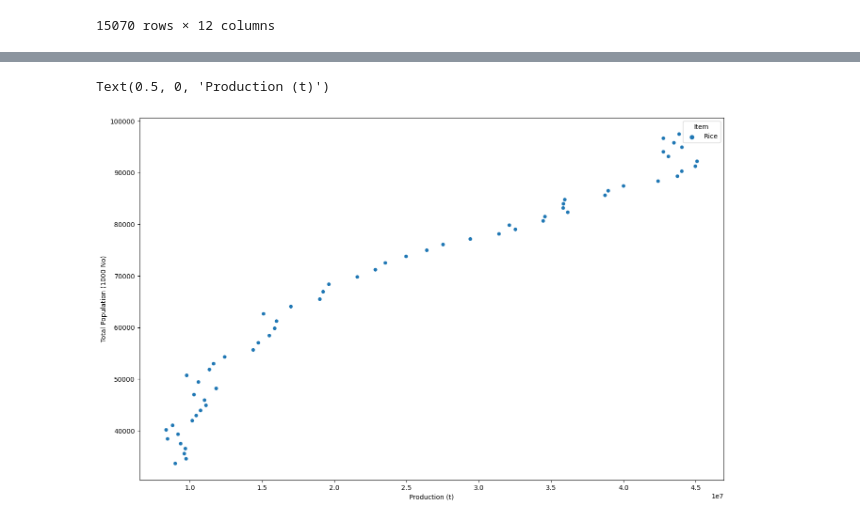
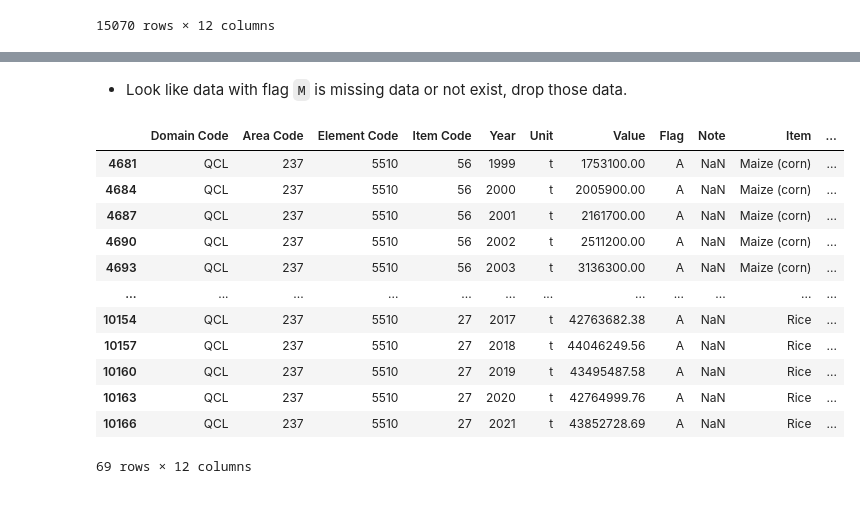
Before and after one commit to DunQua/-Intro2DS-Final-Seminar, a Jupyter notebook: source_code/03_visualize_data.ipynb, the cells around one changed output, grey strips where cells are left out. Saved outputs shown, nothing was run; the diff lists cells and outputs as text; code cells hidden in the pictures.

```diff
--- a/source_code/03_visualize_data.ipynb
+++ b/source_code/03_visualize_data.ipynb
@@ -208,9 +85,2 @@ cereal_df[cereal_df['Item'] == 'Rice']
-# %%
-data = cereal_df[cereal_df['Element'] == "Production (t)"][cereal_df['Item'] == 'Rice']
-
-plt.figure(figsize=(16, 10))
-sn.scatterplot(data= data, x= 'Value', y = 'Total Population (1000 No)', hue= 'Item')
-plt.xlabel("Production (t)")
-# %% [output]
-Text(0.5, 0, 'Production (t)')
-[figure, removed]
+# %% [markdown]
+-   Look like data with flag `M` is missing data or not exist, drop those data.
@@ -216,0 +89,18 @@ Text(0.5, 0, 'Production (t)')
+# %%
+data_production = cereal_df[cereal_df['Element Code'] == 5510]
+data_production = data_production[data_production.Year.between(1999, 2022)]
+data_production
+# %% [output]
+|  | Domain Code | Area Code | Element Code | Item Code | Year | Unit | Value | Flag | Note | Item | ... |
+| 4681 | QCL | 237 | 5510 | 56 | 1999 | t | 1753100.00 | A | NaN | Maize (corn) | ... |
+| 4684 | QCL | 237 | 5510 | 56 | 2000 | t | 2005900.00 | A | NaN | Maize (corn) | ... |
+| 4687 | QCL | 237 | 5510 | 56 | 2001 | t | 2161700.00 | A | NaN | Maize (corn) | ... |
+| 4690 | QCL | 237 | 5510 | 56 | 2002 | t | 2511200.00 | A | NaN | Maize (corn) | ... |
+| 4693 | QCL | 237 | 5510 | 56 | 2003 | t | 3136300.00 | A | NaN | Maize (corn) | ... |
+| ... | ... | ... | ... | ... | ... | ... | ... | ... | ... | ... | ... |
+| 10154 | QCL | 237 | 5510 | 27 | 2017 | t | 42763682.38 | A | NaN | Rice | ... |
+| 10157 | QCL | 237 | 5510 | 27 | 2018 | t | 44046249.56 | A | NaN | Rice | ... |
+| 10160 | QCL | 237 | 5510 | 27 | 2019 | t | 43495487.58 | A | NaN | Rice | ... |
+| 10163 | QCL | 237 | 5510 | 27 | 2020 | t | 42764999.76 | A | NaN | Rice | ... |
+| 10166 | QCL | 237 | 5510 | 27 | 2021 | t | 43852728.69 | A | NaN | Rice | ... |
+69 rows × 12 columns
```
Also changed, not shown: parts of 17 cells of this notebook, 1 other file.
